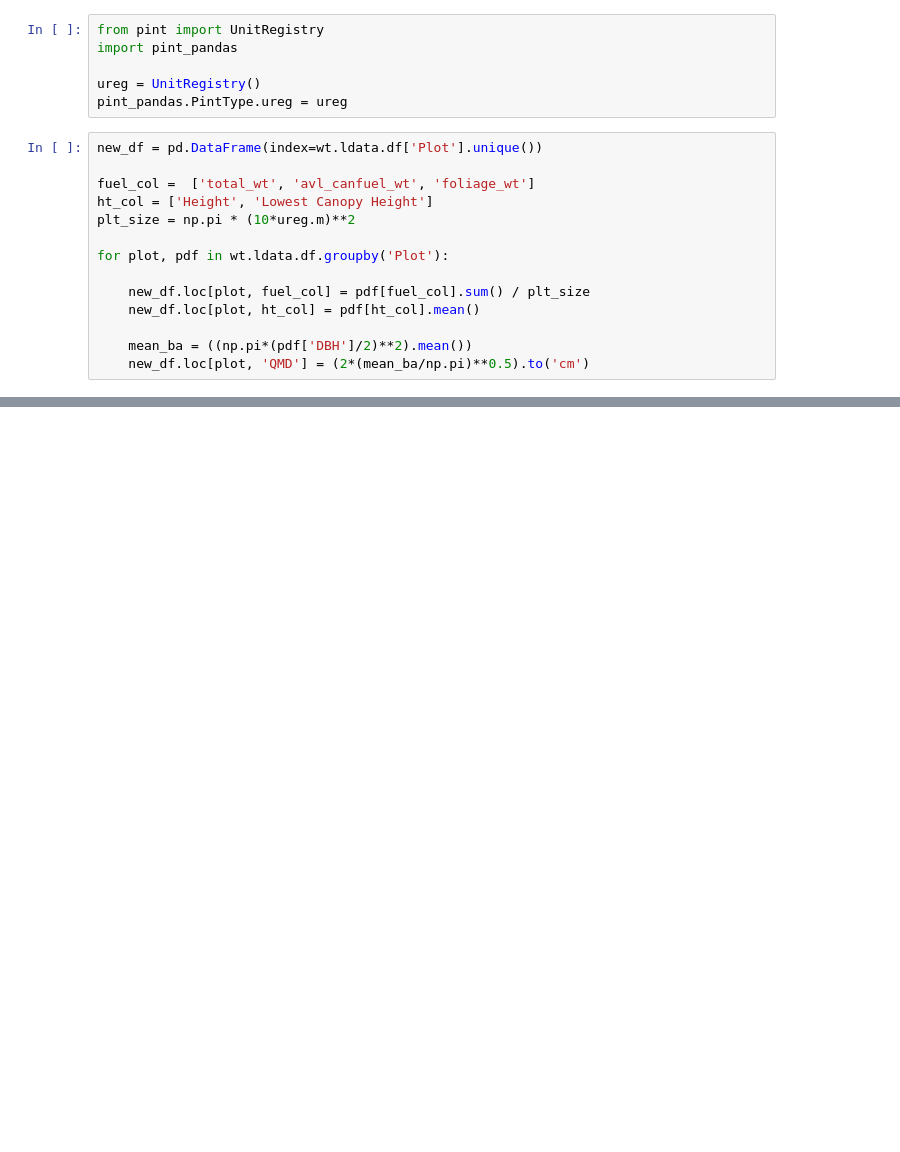
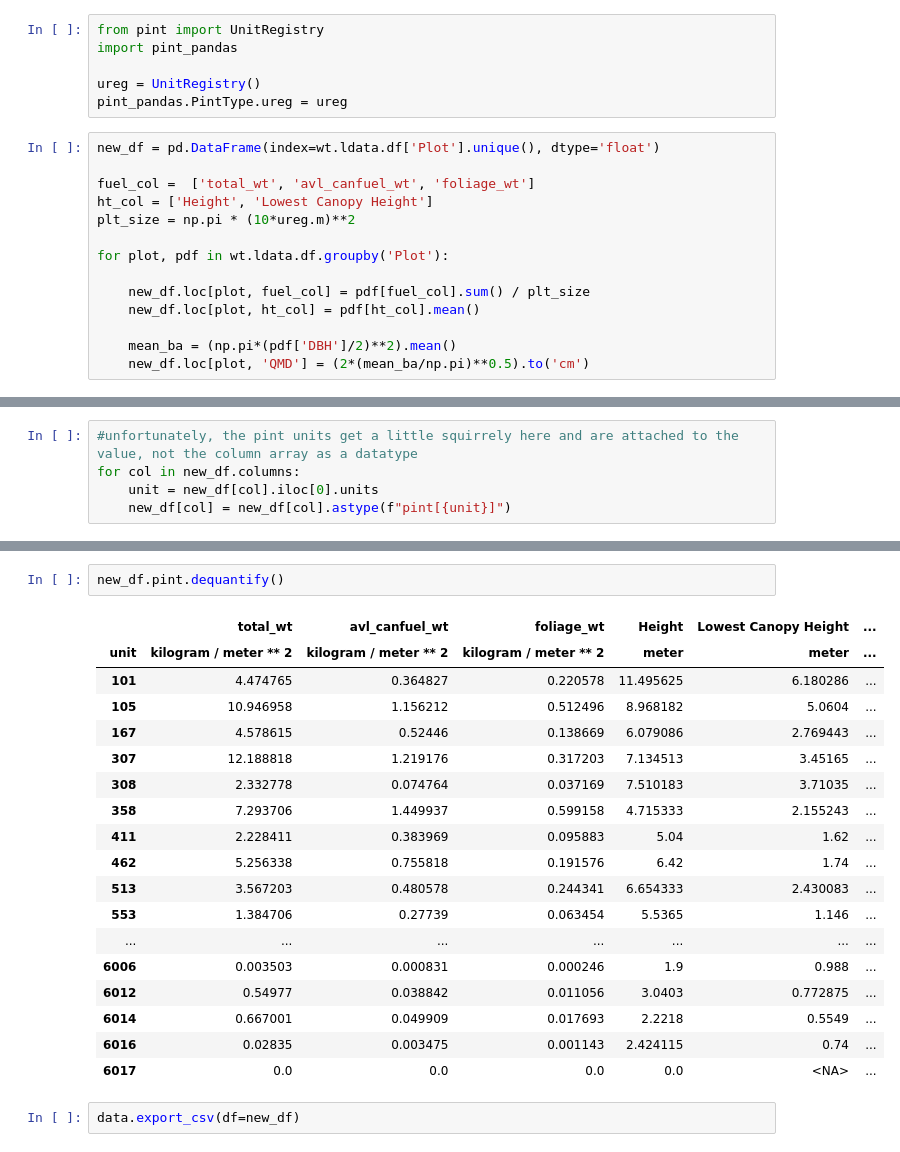
Before and after one commit to SWFireInnovation/biomass, a Jupyter notebook: labs/FtHuachucah_methods.ipynb, the cells around one changed output, grey strips where cells are left out. Saved outputs shown, nothing was run; the diff lists cells and outputs as text; blank space fills up the shorter version.

Commit message:
DEBUG: finalize data export

```diff
--- a/labs/FtHuachucah_methods.ipynb
+++ b/labs/FtHuachucah_methods.ipynb
@@ -230,7 +233,7 @@ import pint_pandas
 ureg = UnitRegistry()
 pint_pandas.PintType.ureg = ureg
 # %%
-new_df = pd.DataFrame(index=wt.ldata.df['Plot'].unique())
+new_df = pd.DataFrame(index=wt.ldata.df['Plot'].unique(), dtype='float')
 
 fuel_col =  ['total_wt', 'avl_canfuel_wt', 'foliage_wt']
 ht_col = ['Height', 'Lowest Canopy Height']
@@ -241,5 +244,5 @@ for plot, pdf in wt.ldata.df.groupby('Plot'):
     new_df.loc[plot, fuel_col] = pdf[fuel_col].sum() / plt_size
     new_df.loc[plot, ht_col] = pdf[ht_col].mean()
 
-    mean_ba = ((np.pi*(pdf['DBH']/2)**2).mean())
+    mean_ba = (np.pi*(pdf['DBH']/2)**2).mean()
     new_df.loc[plot, 'QMD'] = (2*(mean_ba/np.pi)**0.5).to('cm')
@@ -265,0 +249,5 @@ new_df
+# %%
+#unfortunately, the pint units get a little squirrely here and are attached to the value, not the column array as a datatype
+for col in new_df.columns:
+    unit = new_df[col].iloc[0].units
+    new_df[col] = new_df[col].astype(f"pint[{unit}]")
@@ -265,0 +277,23 @@ new_df
+# %%
+new_df.pint.dequantify()
+# %% [output]
+|  | total_wt | avl_canfuel_wt | foliage_wt | Height | Lowest Canopy Height | ... |
+| unit | kilogram / meter ** 2 | kilogram / meter ** 2 | kilogram / meter ** 2 | meter | meter | ... |
+| 101 | 4.474765 | 0.364827 | 0.220578 | 11.495625 | 6.180286 | ... |
+| 105 | 10.946958 | 1.156212 | 0.512496 | 8.968182 | 5.0604 | ... |
+| 167 | 4.578615 | 0.52446 | 0.138669 | 6.079086 | 2.769443 | ... |
+| 307 | 12.188818 | 1.219176 | 0.317203 | 7.134513 | 3.45165 | ... |
+| 308 | 2.332778 | 0.074764 | 0.037169 | 7.510183 | 3.71035 | ... |
+| 358 | 7.293706 | 1.449937 | 0.599158 | 4.715333 | 2.155243 | ... |
+| 411 | 2.228411 | 0.383969 | 0.095883 | 5.04 | 1.62 | ... |
+| 462 | 5.256338 | 0.755818 | 0.191576 | 6.42 | 1.74 | ... |
+| 513 | 3.567203 | 0.480578 | 0.244341 | 6.654333 | 2.430083 | ... |
+| 553 | 1.384706 | 0.27739 | 0.063454 | 5.5365 | 1.146 | ... |
+| ... | ... | ... | ... | ... | ... | ... |
+| 6006 | 0.003503 | 0.000831 | 0.000246 | 1.9 | 0.988 | ... |
+| 6012 | 0.54977 | 0.038842 | 0.011056 | 3.0403 | 0.772875 | ... |
+| 6014 | 0.667001 | 0.049909 | 0.017693 | 2.2218 | 0.5549 | ... |
+| 6016 | 0.02835 | 0.003475 | 0.001143 | 2.424115 | 0.74 | ... |
+| 6017 | 0.0 | 0.0 | 0.0 | 0.0 | <NA> | ... |
+# %%
+data.export_csv(df=new_df)
```
Also changed, not shown: parts of 8 cells of this notebook, 1 other file.
